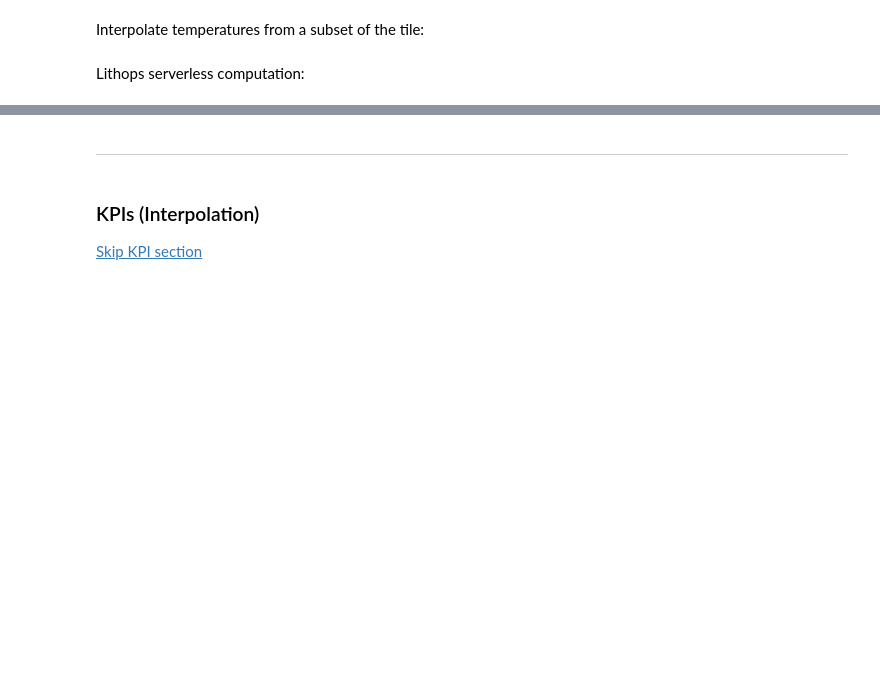
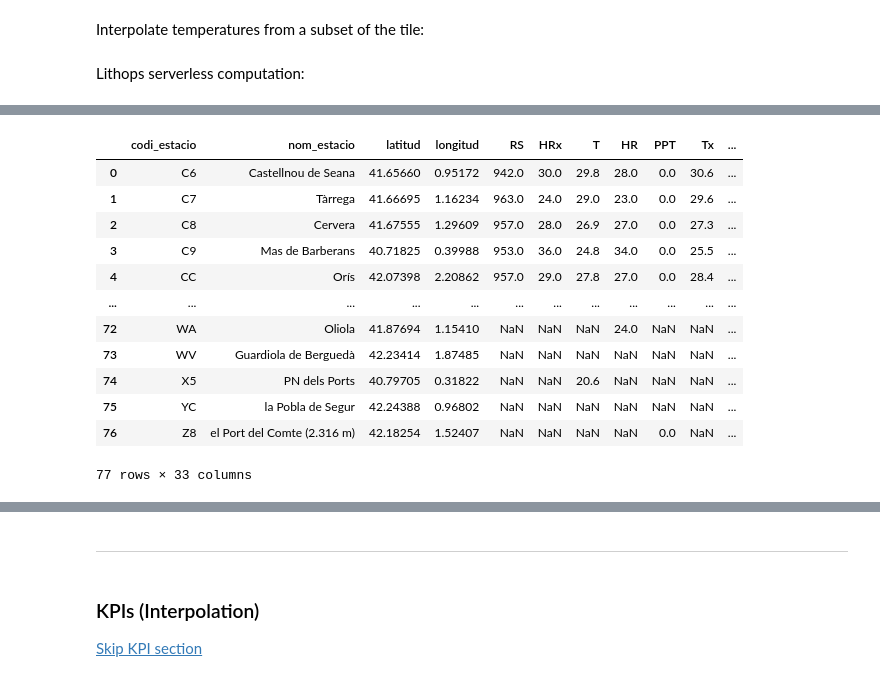
Before and after one commit to cloudbutton/geospatial-usecase, a Jupyter notebook: water-consumption/WaterConsumption.ipynb, the cells around one changed output, grey strips where cells are left out. Cells and saved outputs as stored; diff of their text form; code cells hidden in the pictures; blank space fills up the shorter version.

```diff
--- a/water-consumption/WaterConsumption.ipynb
+++ b/water-consumption/WaterConsumption.ipynb
@@ -438,0 +574,16 @@ res1 = fexec.get_result(fs=fs1)
+# %%
+gdf
+# %% [output]
+|  | codi_estacio | nom_estacio | latitud | longitud | RS | HRx | T | HR | PPT | Tx | ... |
+| 0 | C6 | Castellnou de Seana | 41.65660 | 0.95172 | 942.0 | 30.0 | 29.8 | 28.0 | 0.0 | 30.6 | ... |
+| 1 | C7 | Tàrrega | 41.66695 | 1.16234 | 963.0 | 24.0 | 29.0 | 23.0 | 0.0 | 29.6 | ... |
+| 2 | C8 | Cervera | 41.67555 | 1.29609 | 957.0 | 28.0 | 26.9 | 27.0 | 0.0 | 27.3 | ... |
+| 3 | C9 | Mas de Barberans | 40.71825 | 0.39988 | 953.0 | 36.0 | 24.8 | 34.0 | 0.0 | 25.5 | ... |
+| 4 | CC | Orís | 42.07398 | 2.20862 | 957.0 | 29.0 | 27.8 | 27.0 | 0.0 | 28.4 | ... |
+| ... | ... | ... | ... | ... | ... | ... | ... | ... | ... | ... | ... |
+| 72 | WA | Oliola | 41.87694 | 1.15410 | NaN | NaN | NaN | 24.0 | NaN | NaN | ... |
+| 73 | WV | Guardiola de Berguedà | 42.23414 | 1.87485 | NaN | NaN | NaN | NaN | NaN | NaN | ... |
+| 74 | X5 | PN dels Ports | 40.79705 | 0.31822 | NaN | NaN | 20.6 | NaN | NaN | NaN | ... |
+| 75 | YC | la Pobla de Segur | 42.24388 | 0.96802 | NaN | NaN | NaN | NaN | NaN | NaN | ... |
+| 76 | Z8 | el Port del Comte (2.316 m) | 42.18254 | 1.52407 | NaN | NaN | NaN | NaN | 0.0 | NaN | ... |
+77 rows × 33 columns
```
Also changed, not shown: parts of 39 cells of this notebook, 3 other files.
